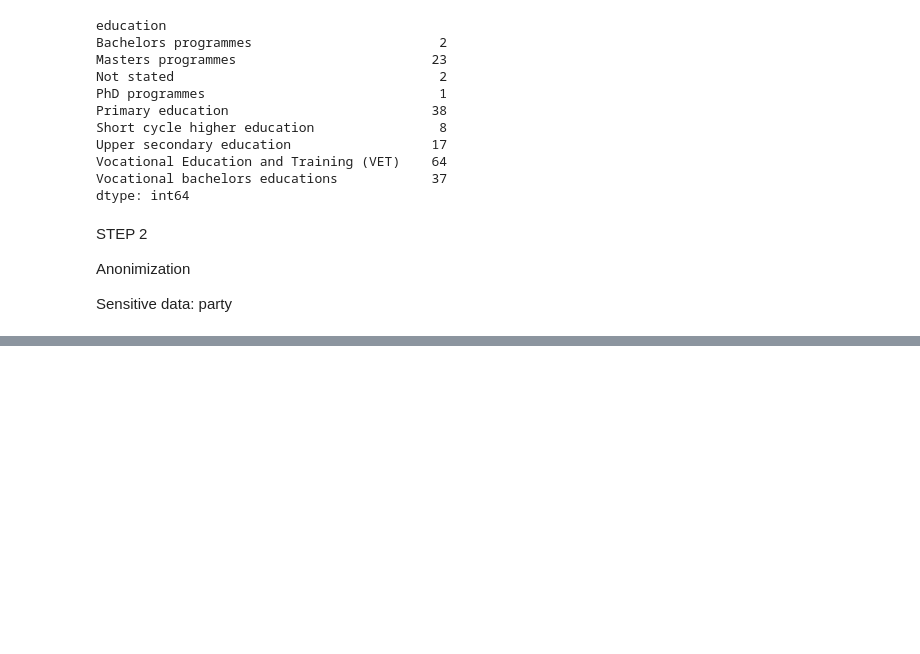
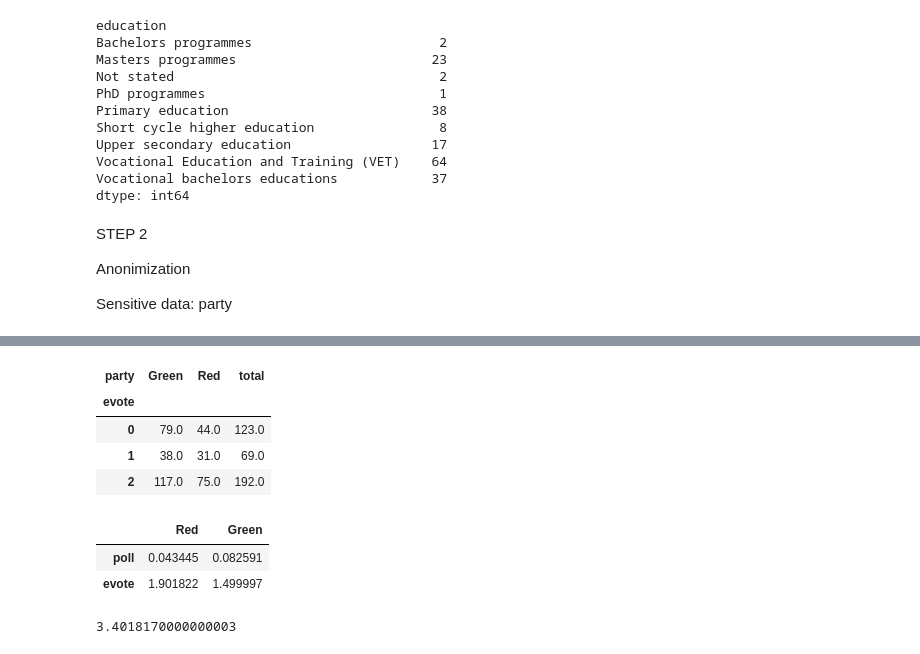
Before and after one commit to biobab/priv_proj, a Jupyter notebook: proj.ipynb, the cells around one changed output, grey strips where cells are left out. Cells and saved outputs as stored; diff of their text form; code cells hidden in the pictures; blank space fills up the shorter version.

```diff
--- a/proj.ipynb
+++ b/proj.ipynb
@@ -786,0 +852,28 @@ private
+# %%
+
+df_anonym_grouped = grouping(anonymized_survey_data,"evote","party")
+df_anonym_grouped
+# %% [output]
+| party | Green | Red | total |
+| evote |  |  |  |
+| 0 | 79.0 | 44.0 | 123.0 |
+| 1 | 38.0 | 31.0 | 69.0 |
+| 2 | 117.0 | 75.0 | 192.0 |
+# %%
+df_chi_anonym = pd.DataFrame([[1,2],[4,5]], index = ["poll","evote"],columns=["Red","Green"])
+for i in range(0,2):
+    for j in range(0,2):
+        Eji = expected_results.iloc[j,i]
+        Oji = df_anonym_grouped.iloc[j,i]
+        val = ((Oji-Eji)**2)/Eji
+        df_chi_anonym.iloc[j,i-1] = val
+
+df_chi_anonym
+# %% [output]
+|  | Red | Green |
+| poll | 0.043445 | 0.082591 |
+| evote | 1.901822 | 1.499997 |
+# %%
+1.90182 + 1.499997
+# %% [output]
+3.4018170000000003
```
Also changed, not shown: parts of 37 cells of this notebook, 2 other files.
